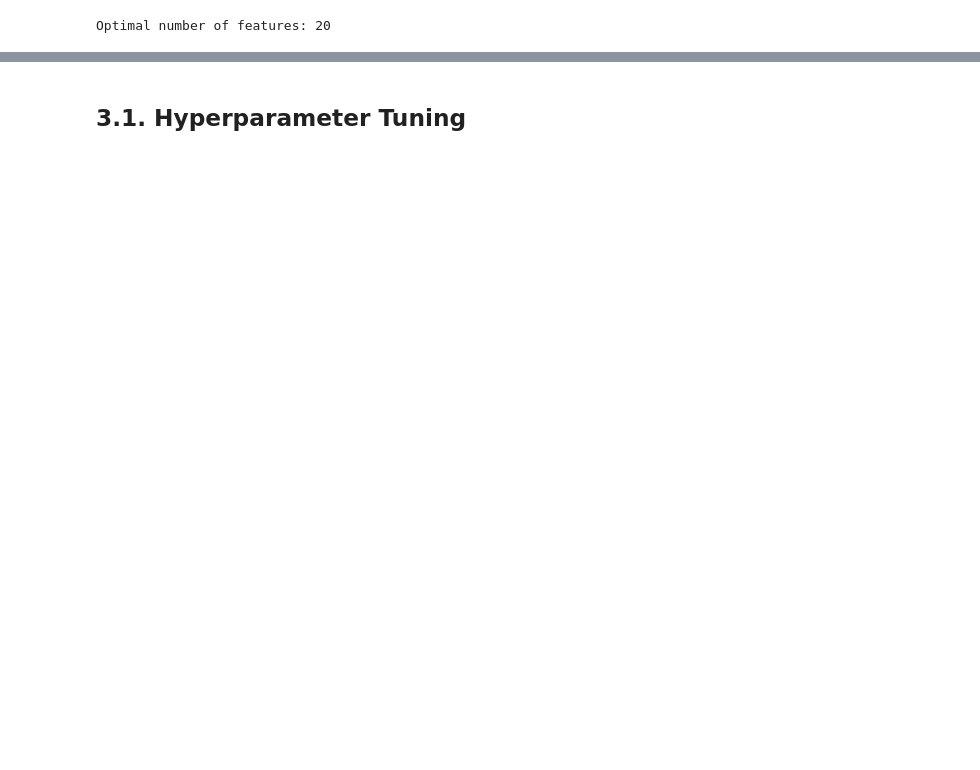
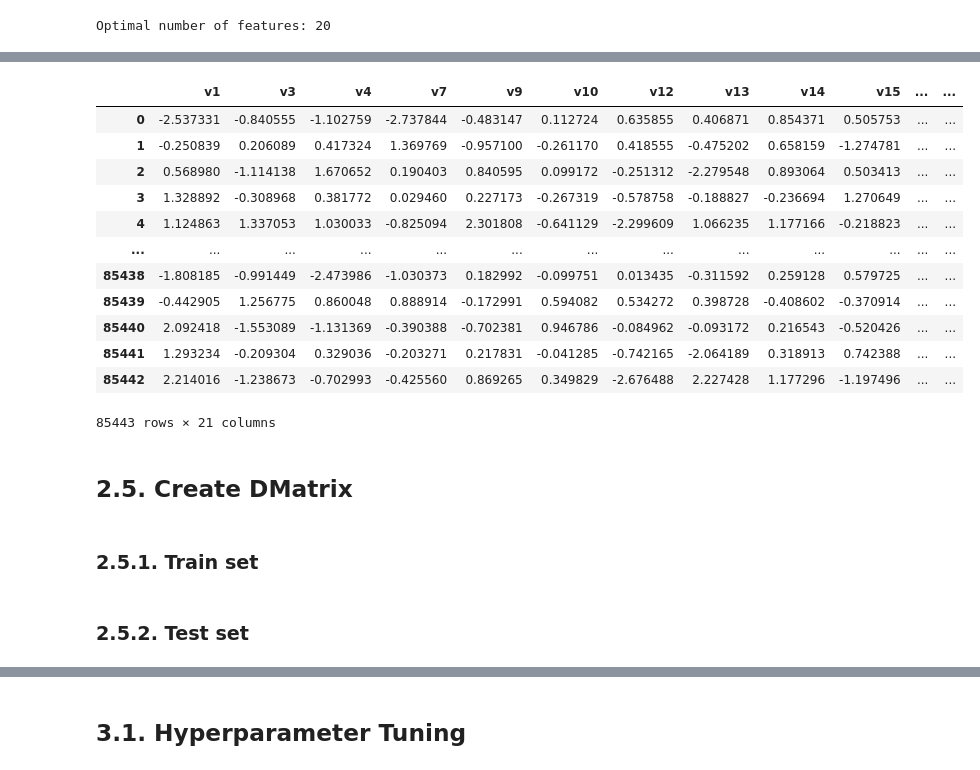
Before and after one commit to nicokossacoff/data-science-library, a Jupyter notebook: notebooks/model-evaluation/model-evaluation.ipynb, the cells around one changed output, grey strips where cells are left out. Saved outputs shown, nothing was run; the diff lists cells and outputs as text; code cells hidden in the pictures; blank space fills up the shorter version.

```diff
--- a/notebooks/model-evaluation/model-evaluation.ipynb
+++ b/notebooks/model-evaluation/model-evaluation.ipynb
@@ -293,0 +336,17 @@ X_test_fs = pd.DataFrame(rfe.transform(X_test), columns=X_test.columns[rfe.suppo
+# %%
+df_test = adjust_indeces(X=X_test, y=y_test, feature_selection=rfe)
+df_test
+# %% [output]
+|  | v1 | v3 | v4 | v7 | v9 | v10 | v12 | v13 | v14 | v15 | ... | ... |
+| 0 | -2.537331 | -0.840555 | -1.102759 | -2.737844 | -0.483147 | 0.112724 | 0.635855 | 0.406871 | 0.854371 | 0.505753 | ... | ... |
+| 1 | -0.250839 | 0.206089 | 0.417324 | 1.369769 | -0.957100 | -0.261170 | 0.418555 | -0.475202 | 0.658159 | -1.274781 | ... | ... |
+| 2 | 0.568980 | -1.114138 | 1.670652 | 0.190403 | 0.840595 | 0.099172 | -0.251312 | -2.279548 | 0.893064 | 0.503413 | ... | ... |
+| 3 | 1.328892 | -0.308968 | 0.381772 | 0.029460 | 0.227173 | -0.267319 | -0.578758 | -0.188827 | -0.236694 | 1.270649 | ... | ... |
+| 4 | 1.124863 | 1.337053 | 1.030033 | -0.825094 | 2.301808 | -0.641129 | -2.299609 | 1.066235 | 1.177166 | -0.218823 | ... | ... |
+| ... | ... | ... | ... | ... | ... | ... | ... | ... | ... | ... | ... | ... |
+| 85438 | -1.808185 | -0.991449 | -2.473986 | -1.030373 | 0.182992 | -0.099751 | 0.013435 | -0.311592 | 0.259128 | 0.579725 | ... | ... |
+| 85439 | -0.442905 | 1.256775 | 0.860048 | 0.888914 | -0.172991 | 0.594082 | 0.534272 | 0.398728 | -0.408602 | -0.370914 | ... | ... |
+| 85440 | 2.092418 | -1.553089 | -1.131369 | -0.390388 | -0.702381 | 0.946786 | -0.084962 | -0.093172 | 0.216543 | -0.520426 | ... | ... |
+| 85441 | 1.293234 | -0.209304 | 0.329036 | -0.203271 | 0.217831 | -0.041285 | -0.742165 | -2.064189 | 0.318913 | 0.742388 | ... | ... |
+| 85442 | 2.214016 | -1.238673 | -0.702993 | -0.425560 | 0.869265 | 0.349829 | -2.676488 | 2.227428 | 1.177296 | -1.197496 | ... | ... |
+85443 rows × 21 columns
@@ -293,0 +356,4 @@ X_test_fs = pd.DataFrame(rfe.transform(X_test), columns=X_test.columns[rfe.suppo
+# %% [markdown]
+## 2.5. Create DMatrix
+# %% [markdown]
+### 2.5.1. Train set
@@ -293,0 +365,2 @@ X_test_fs = pd.DataFrame(rfe.transform(X_test), columns=X_test.columns[rfe.suppo
+# %% [markdown]
+### 2.5.2. Test set
```
Also changed, not shown: parts of 23 cells of this notebook.
